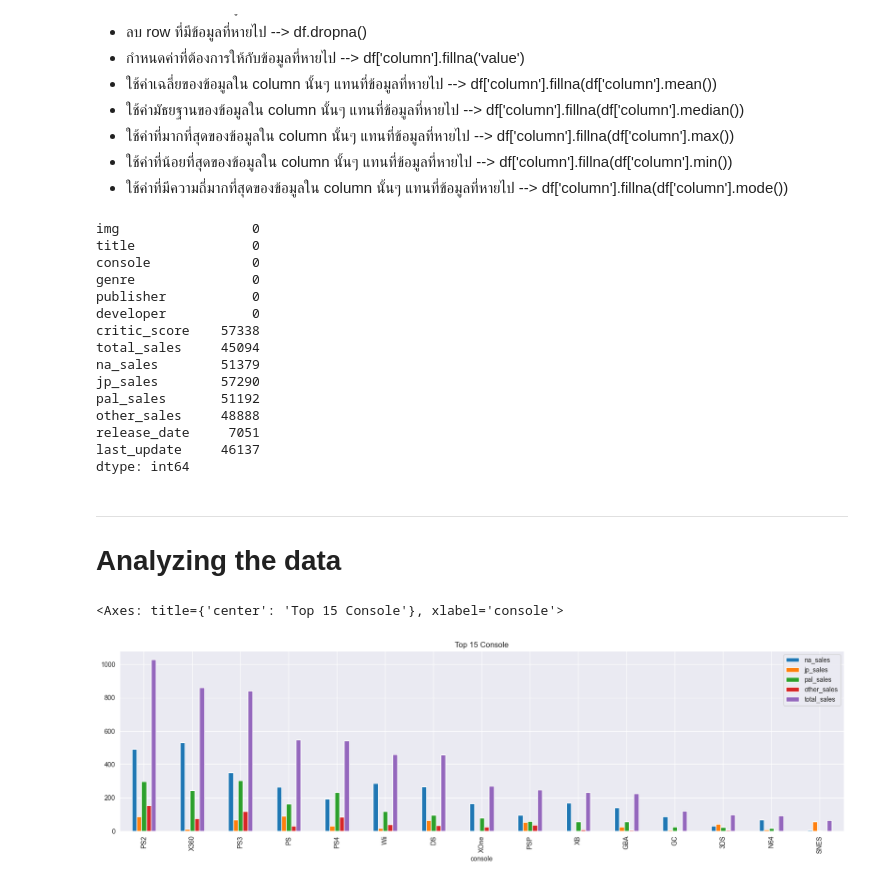
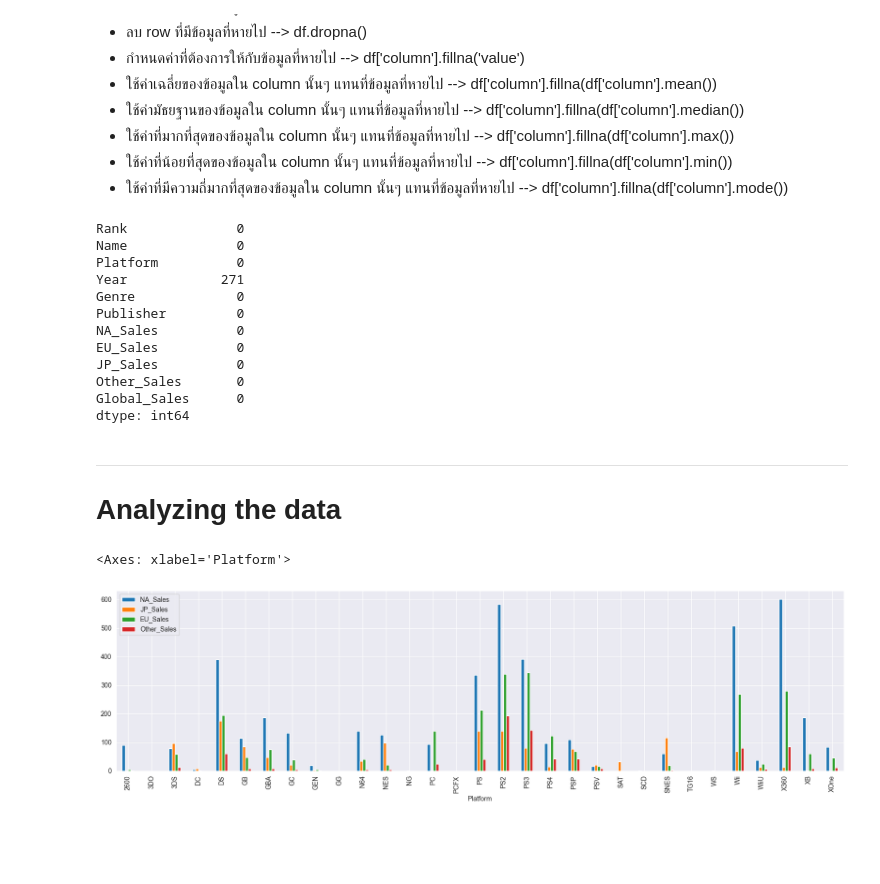
Before and after one commit to ThanyabunPh/wu-python-workshop, a Jupyter notebook: notebook_day2.ipynb, the cells around one changed output. Cells and saved outputs as stored; diff of their text form; code cells hidden in the pictures; blank space fills up the shorter version.

```diff
--- a/notebook_day2.ipynb
+++ b/notebook_day2.ipynb
@@ -151,25 +169,22 @@ Name: count, Length: 81, dtype: int64
 - ใช้ค่าที่มีความถี่มากที่สุดของข้อมูลใน column นั้นๆ แทนที่ข้อมูลที่หายไป --> df['column'].fillna(df['column'].mode())
 # %%
 # Fill missing values in 'developer' column with 'Unknown'
-df['developer'].fillna('Unknown', inplace=True)
+df['Publisher'].fillna('Unknown', inplace=True)
 # %%
 # Check missing values
 df.isnull().sum()
 # %% [output]
-img                 0
-title               0
-console             0
-genre               0
-publisher           0
-developer           0
-critic_score    57338
-total_sales     45094
-na_sales        51379
-jp_sales        57290
-pal_sales       51192
-other_sales     48888
-release_date     7051
-last_update     46137
+Rank              0
+Name              0
+Platform          0
+Year            271
+Genre             0
+Publisher         0
+NA_Sales          0
+EU_Sales          0
+JP_Sales          0
+Other_Sales       0
+Global_Sales      0
 dtype: int64
 # %% [markdown]
 ---
@@ -179,12 +194,11 @@ dtype: int64
 import seaborn as sns
 import matplotlib.pyplot as plt
 # %%
-df_sales_groupby_console = df.groupby('console')[['na_sales','jp_sales','pal_sales','other_sales','total_sales']].sum()
-df_sales_groupby_console = df_sales_groupby_console.loc[(df_sales_groupby_console!=0).all(axis=1)]
-df_sales_groupby_console = df_sales_groupby_console.sort_values(by='total_sales', ascending=False).head(15)
-df_sales_groupby_console.plot(kind='bar', figsize=(20,5), fontsize=10, title='Top 15 Console')
+df_sales_groupby_platform = df.groupby('Platform')[['NA_Sales','JP_Sales','EU_Sales','Other_Sales']].sum()
+df_sales_groupby_platform = df_sales_groupby_platform[(df_sales_groupby_platform!=0).any(axis=1)]
+df_sales_groupby_platform.plot(kind='bar', figsize=(20,5), fontsize=10)
 # %% [output]
-<Axes: title={'center': 'Top 15 Console'}, xlabel='console'>
+<Axes: xlabel='Platform'>
-[figure, old version]
+[figure, new version]
 # %%
 plt.figure(figsize=(15, 5))
```
Also changed, not shown: parts of 12 cells of this notebook, 1 other file.
